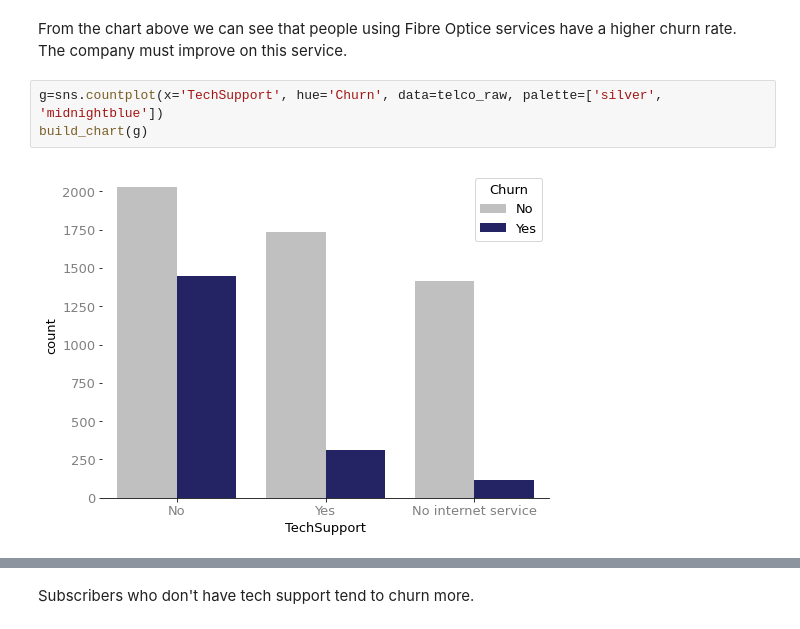
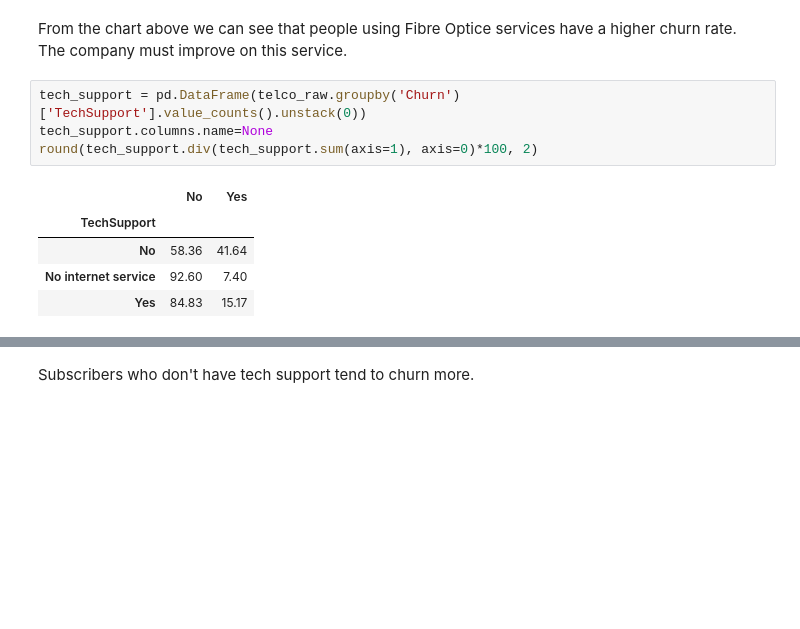
Before and after one commit to felixodette/Churn-Prediction-Telco, a Jupyter notebook: notebook.ipynb, the cells around one changed output, grey strips where cells are left out. Saved outputs shown, nothing was run; the diff lists cells and outputs as text; blank space fills up the shorter version.

```diff
--- a/notebook.ipynb
+++ b/notebook.ipynb
@@ -138,7 +150,12 @@ build_chart(g)
 # %% [markdown]
 From the chart above we can see that people using Fibre Optice services have a higher churn rate. The company must improve on this service.
-# %%
-g=sns.countplot(x='TechSupport', hue='Churn', data=telco_raw, palette=['silver', 'midnightblue'])
-build_chart(g)
-# %% [output]
-[figure, removed]
+# %%
+tech_support = pd.DataFrame(telco_raw.groupby('Churn')['TechSupport'].value_counts().unstack(0))
+tech_support.columns.name=None
+round(tech_support.div(tech_support.sum(axis=1), axis=0)*100, 2)
+# %% [output]
+|  | No | Yes |
+| TechSupport |  |  |
+| No | 58.36 | 41.64 |
+| No internet service | 92.60 | 7.40 |
+| Yes | 84.83 | 15.17 |
```
Also changed, not shown: parts of 20 cells of this notebook.
